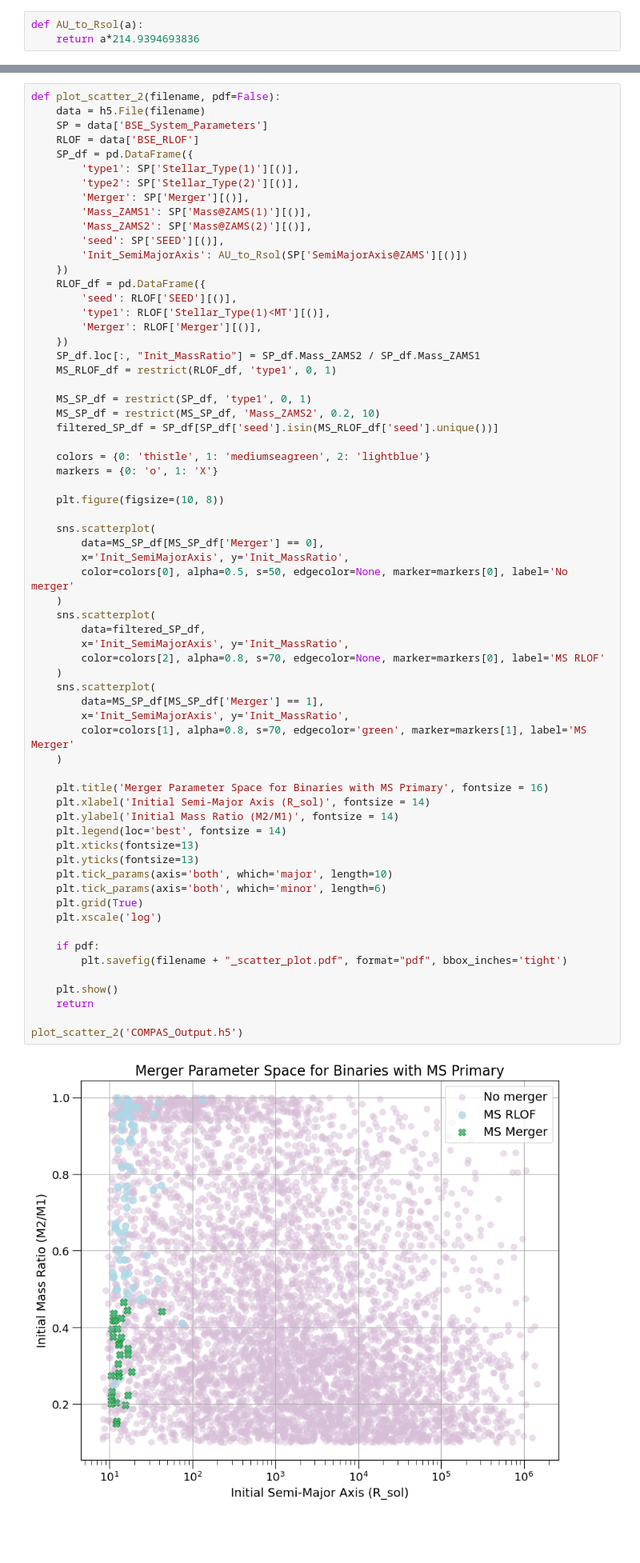
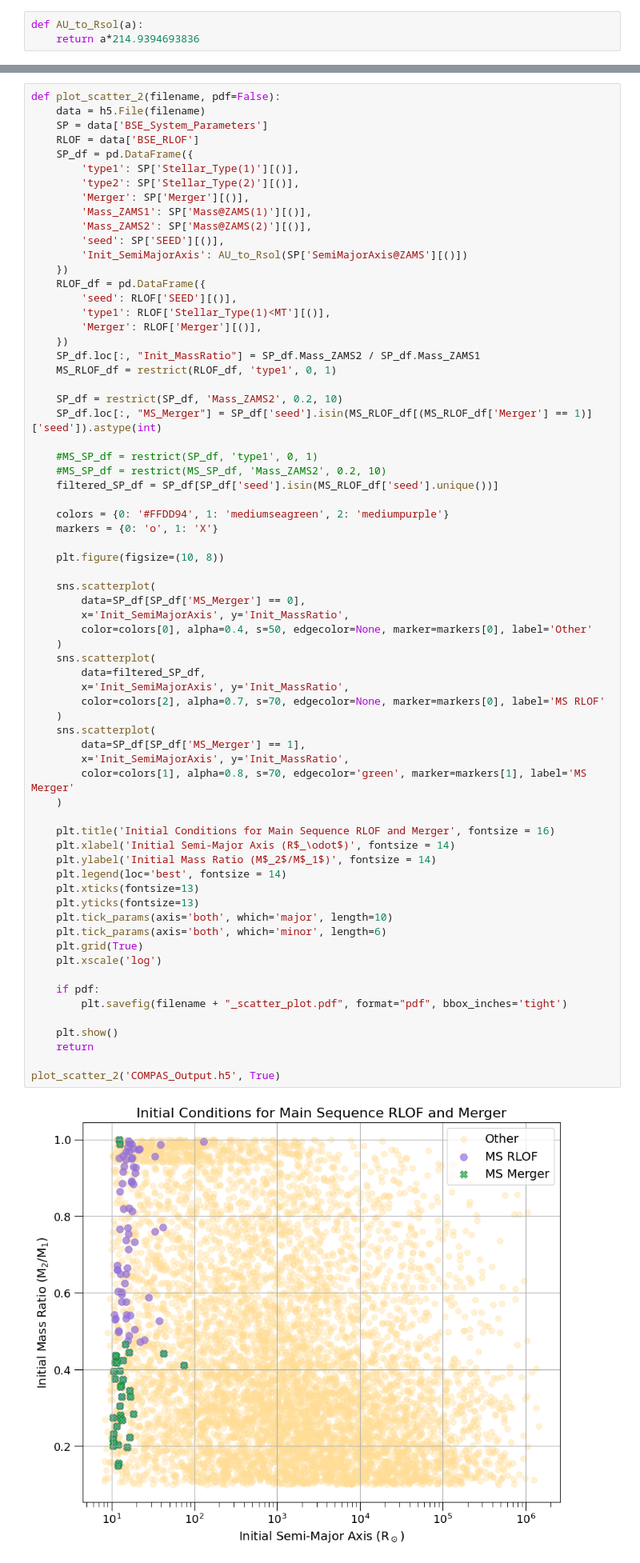
Before and after one commit to mkim0029/COMPAS, a Jupyter notebook: src/Initial_distribution/read.ipynb, the cells around one changed output, grey strips where cells are left out. Shown at 80% size. Drawn from its saved outputs; the diff is of its cells as text; blank space fills up the shorter version.

```diff
--- a/src/Initial_distribution/read.ipynb
+++ b/src/Initial_distribution/read.ipynb
@@ -464,51 +481,54 @@ def plot_scatter_2(filename, pdf=False):
     SP_df.loc[:, "Init_MassRatio"] = SP_df.Mass_ZAMS2 / SP_df.Mass_ZAMS1
     MS_RLOF_df = restrict(RLOF_df, 'type1', 0, 1)
 
-    MS_SP_df = restrict(SP_df, 'type1', 0, 1)
-    MS_SP_df = restrict(MS_SP_df, 'Mass_ZAMS2', 0.2, 10)
+    SP_df = restrict(SP_df, 'Mass_ZAMS2', 0.2, 10)
+    SP_df.loc[:, "MS_Merger"] = SP_df['seed'].isin(MS_RLOF_df[(MS_RLOF_df['Merger'] == 1)]['seed']).astype(int)
+
+    #MS_SP_df = restrict(SP_df, 'type1', 0, 1)
+    #MS_SP_df = restrict(MS_SP_df, 'Mass_ZAMS2', 0.2, 10)
     filtered_SP_df = SP_df[SP_df['seed'].isin(MS_RLOF_df['seed'].unique())]
 
-    colors = {0: 'thistle', 1: 'mediumseagreen', 2: 'lightblue'}
+    colors = {0: '#FFDD94', 1: 'mediumseagreen', 2: 'mediumpurple'}
     markers = {0: 'o', 1: 'X'}
 
     plt.figure(figsize=(10, 8))
 
     sns.scatterplot(
-        data=MS_SP_df[MS_SP_df['Merger'] == 0],
+        data=SP_df[SP_df['MS_Merger'] == 0],
         x='Init_SemiMajorAxis', y='Init_MassRatio',
-        color=colors[0], alpha=0.5, s=50, edgecolor=None, marker=markers[0], label='No merger'
+        color=colors[0], alpha=0.4, s=50, edgecolor=None, marker=markers[0], label='Other'
     )
     sns.scatterplot(
         data=filtered_SP_df,
         x='Init_SemiMajorAxis', y='Init_MassRatio',
-        color=colors[2], alpha=0.8, s=70, edgecolor=None, marker=markers[0], label='MS RLOF'
+        color=colors[2], alpha=0.7, s=70, edgecolor=None, marker=markers[0], label='MS RLOF'
     )
     sns.scatterplot(
-        data=MS_SP_df[MS_SP_df['Merger'] == 1],
+        data=SP_df[SP_df['MS_Merger'] == 1],
         x='Init_SemiMajorAxis', y='Init_MassRatio',
         color=colors[1], alpha=0.8, s=70, edgecolor='green', marker=markers[1], label='MS Merger'
     )
 
-    plt.title('Merger Parameter Space for Binaries with MS Primary', fontsize = 16)
-    plt.xlabel('Initial Semi-Major Axis (R_sol)', fontsize = 14)
-    plt.ylabel('Initial Mass Ratio (M2/M1)', fontsize = 14)
+    plt.title('Initial Conditions for Main Sequence RLOF and Merger', fontsize = 16)
+    plt.xlabel('Initial Semi-Major Axis (R$_\odot$)', fontsize = 14)
+    plt.ylabel('Initial Mass Ratio (M$_2$/M$_1$)', fontsize = 14)
     plt.legend(loc='best', fontsize = 14)
     plt.xticks(fontsize=13)
     plt.yticks(fontsize=13)
     plt.tick_params(axis='both', which='major', length=10)
     plt.tick_params(axis='both', which='minor', length=6)
     plt.grid(True)
     plt.xscale('log')
 
     if pdf:
         plt.savefig(filename + "_scatter_plot.pdf", format="pdf", bbox_inches='tight')
 
     plt.show()
     return
 
-plot_scatter_2('COMPAS_Output.h5')
+plot_scatter_2('COMPAS_Output.h5', True)
 # %% [output]
-[figure, old version]
+[figure, new version]
 # %%
 def MS_MT_history(filename, pdf = False):
     data = h5.File(filename)
```
Also changed, not shown: parts of 5 cells of this notebook.
